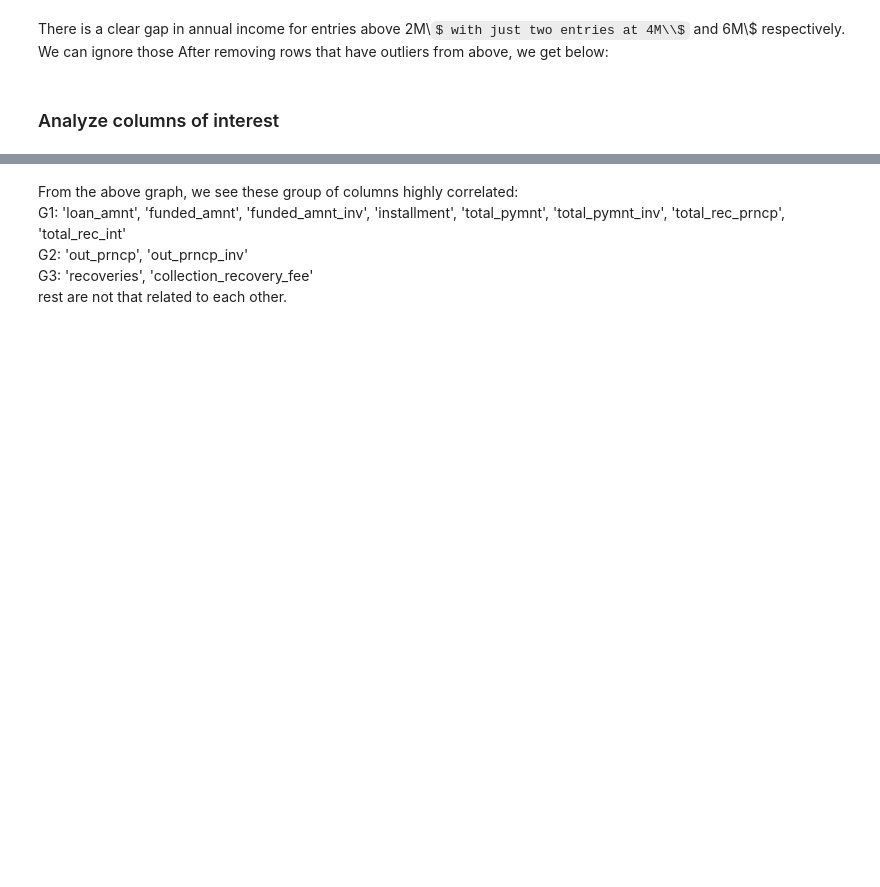
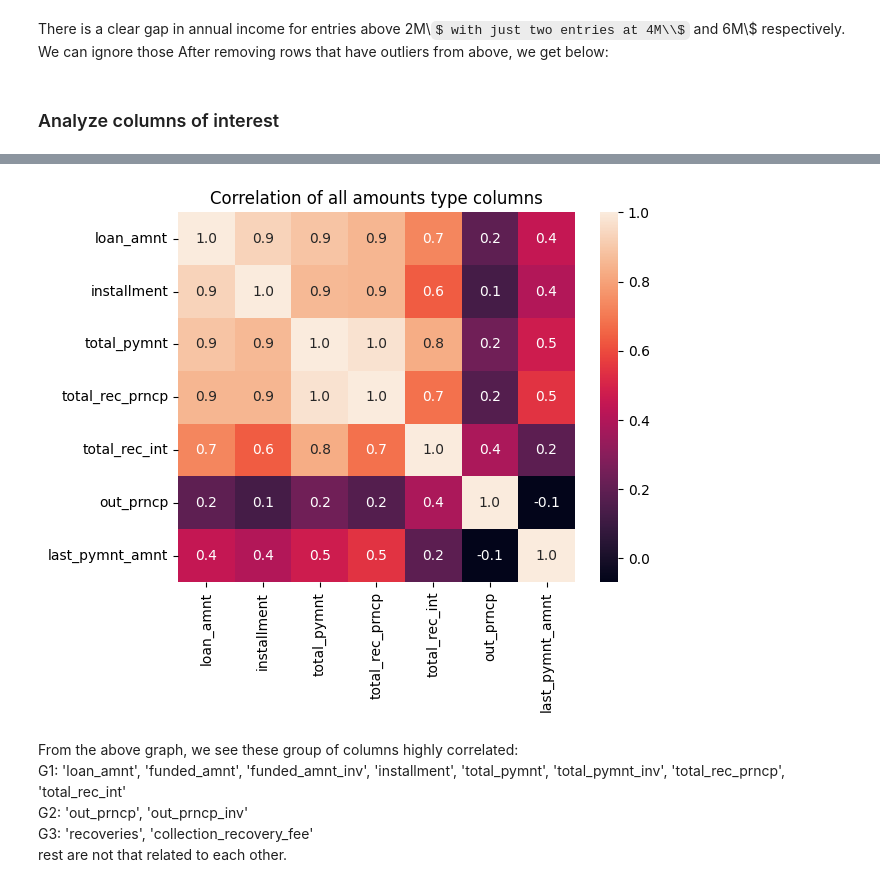
Before and after one commit to maniteja6799/lending_club_eda, a Jupyter notebook: CaseStudy_Loans_EDA.ipynb, the cells around one changed output, grey strips where cells are left out. Saved outputs shown, nothing was run; the diff lists cells and outputs as text; code cells hidden in the pictures; some formulas as TeX source; blank space fills up the shorter version.

Commit message:
chore: Correlation matrix of reduced column amounts

```diff
--- a/CaseStudy_Loans_EDA.ipynb
+++ b/CaseStudy_Loans_EDA.ipynb
@@ -339,3 +344,13 @@ plt.show()
+# %%
+c = loan_data_df[['loan_amnt',  'installment', 'total_pymnt',  'total_rec_prncp', 'total_rec_int',
+                  'out_prncp',
+
+                  'last_pymnt_amnt']].corr()
+plt.title("Correlation of all amounts type columns")
+sns.heatmap(c, annot=True, fmt=".1f")
+plt.show()
+# %% [output]
+[figure, added]
 # %% [markdown]
 From the above graph, we see these group of columns highly correlated: <br>
 G1: 'loan_amnt', 'funded_amnt', 'funded_amnt_inv', 'installment', 'total_pymnt', 'total_pymnt_inv', 'total_rec_prncp', 'total_rec_int' <br>
```
Also changed, not shown: parts of 7 cells of this notebook.
